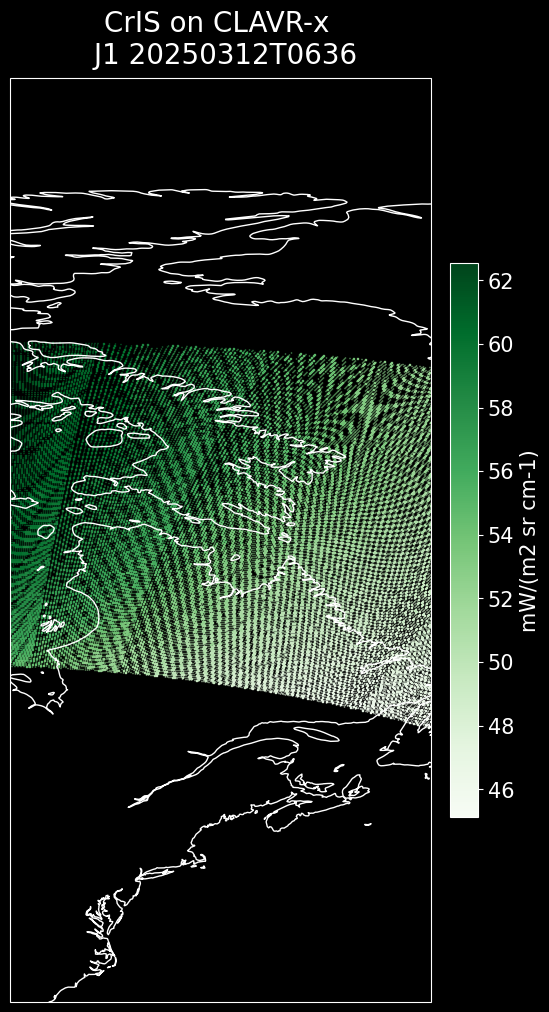
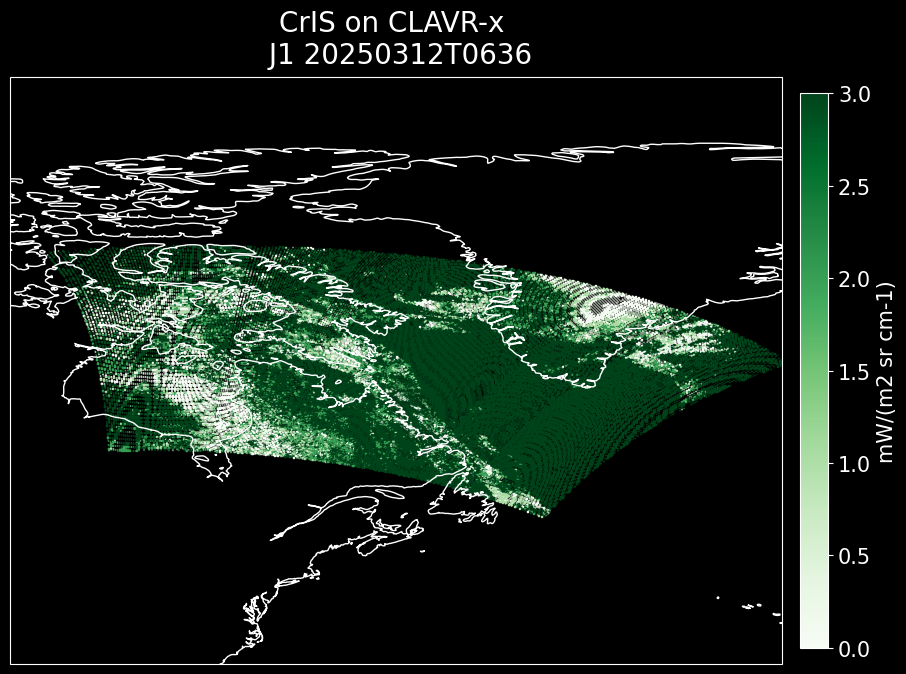
The change to this notebook cell's code, shown as a diff; its figure went from the first image to the second:
--- before
+++ after
@@ -3,8 +3,11 @@
 
 sc = ax.scatter(longitudes_ds, latitudes_ds, 
-           c=rad_lw_ds, 
+           c=cloud_mask_ds, 
+           #c=rad_lw_ds, 
            transform=ccrs.PlateCarree(), 
            cmap="Greens",
-           s=0.1, marker='s')
+           s=0.1, marker='s',
+           vmin=0, vmax=3
+           )
 
 clb = plt.colorbar(sc, ax=ax, shrink=0.6, pad=0.02)
@@ -17,5 +20,5 @@
 ax.set_title(plot_title, fontsize=20, pad=10)
 
-ax.set_extent([-82, -56, 33, 90], crs=ccrs.PlateCarree())
+ax.set_extent([-100, -25, 33, 90], crs=ccrs.PlateCarree())
 ax.coastlines(resolution='50m', color='white', linewidth=1)
 

Commit: Correcting plotting of cris on clavrx